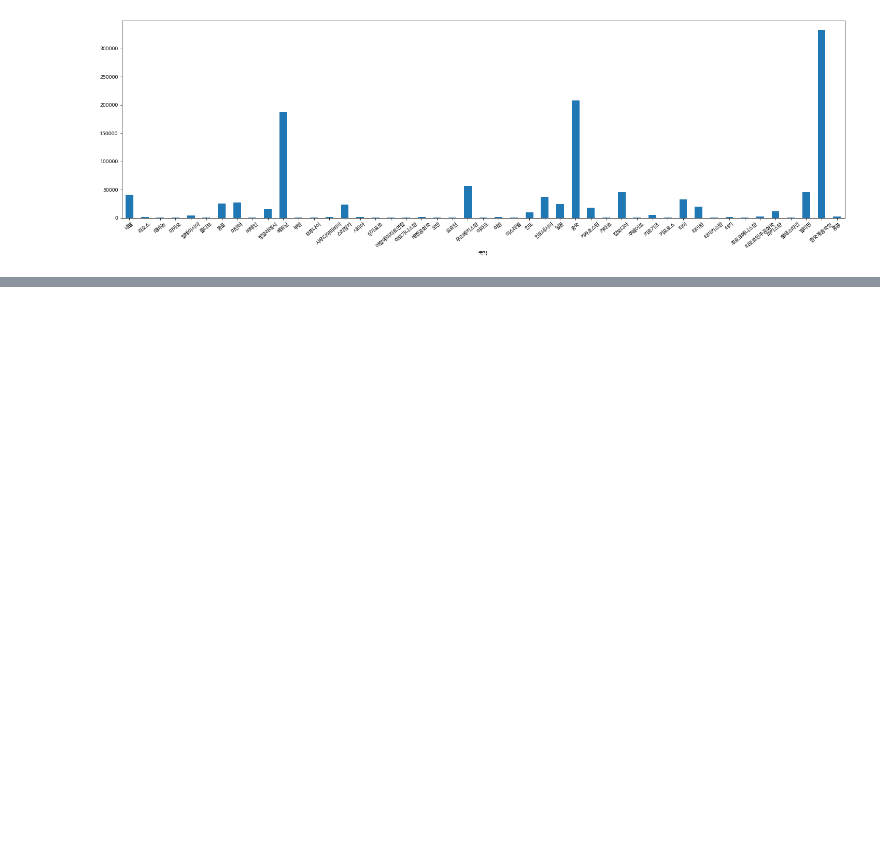
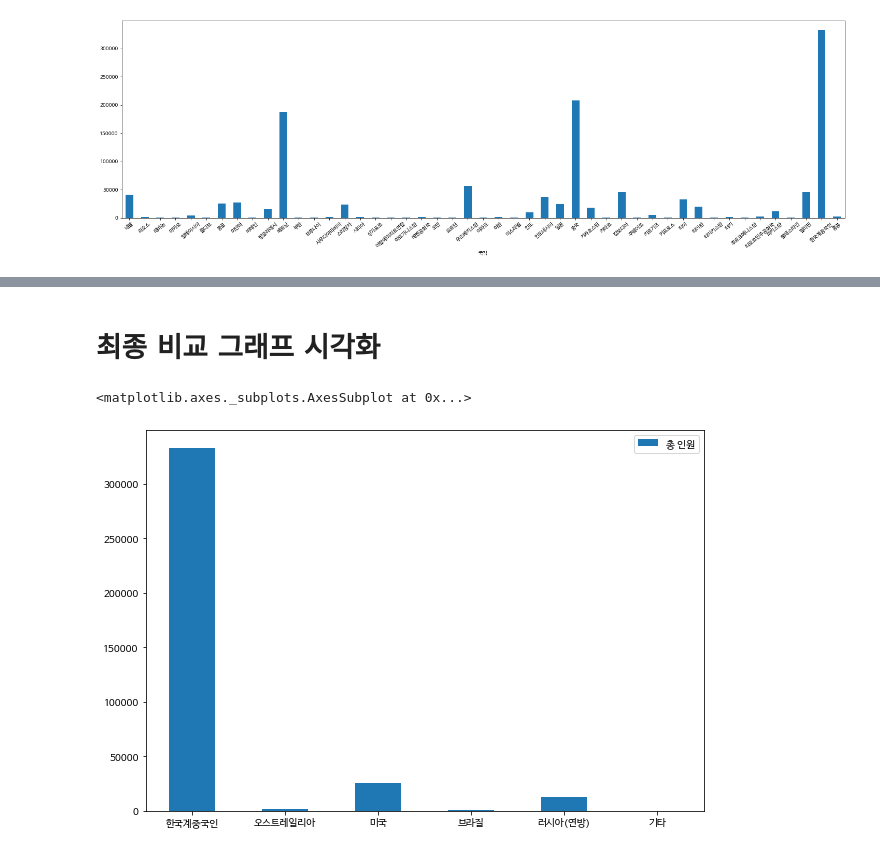
Before and after one commit to SonHyeok/Foreigner-in-korea, a Jupyter notebook: Foreigner.ipynb, the cells around one changed output, grey strips where cells are left out. Drawn from its saved outputs; the diff is of its cells as text; code cells hidden in the pictures; blank space fills up the shorter version.

```diff
--- a/Foreigner.ipynb
+++ b/Foreigner.ipynb
@@ -361,0 +377,7 @@ df_final.loc['아시아주','총 인원'].plot.bar(figsize = (25,7), rot = 40)
+# %% [markdown]
+# 최종 비교 그래프 시각화
+# %%
+df_compare.plot.bar(figsize = (10,7),rot = 0)
+# %% [output]
+<matplotlib.axes._subplots.AxesSubplot at 0x...>
+[figure, added]
```
Also changed, not shown: parts of 15 cells of this notebook.
